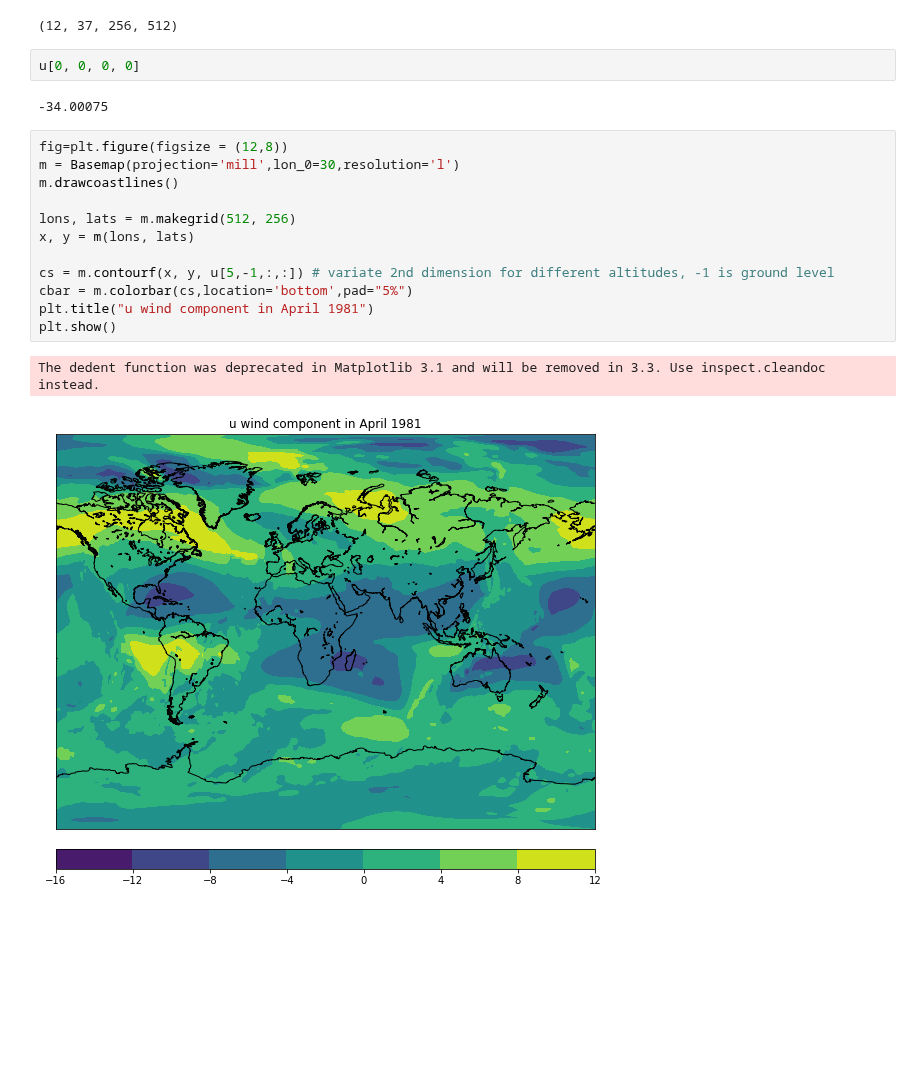
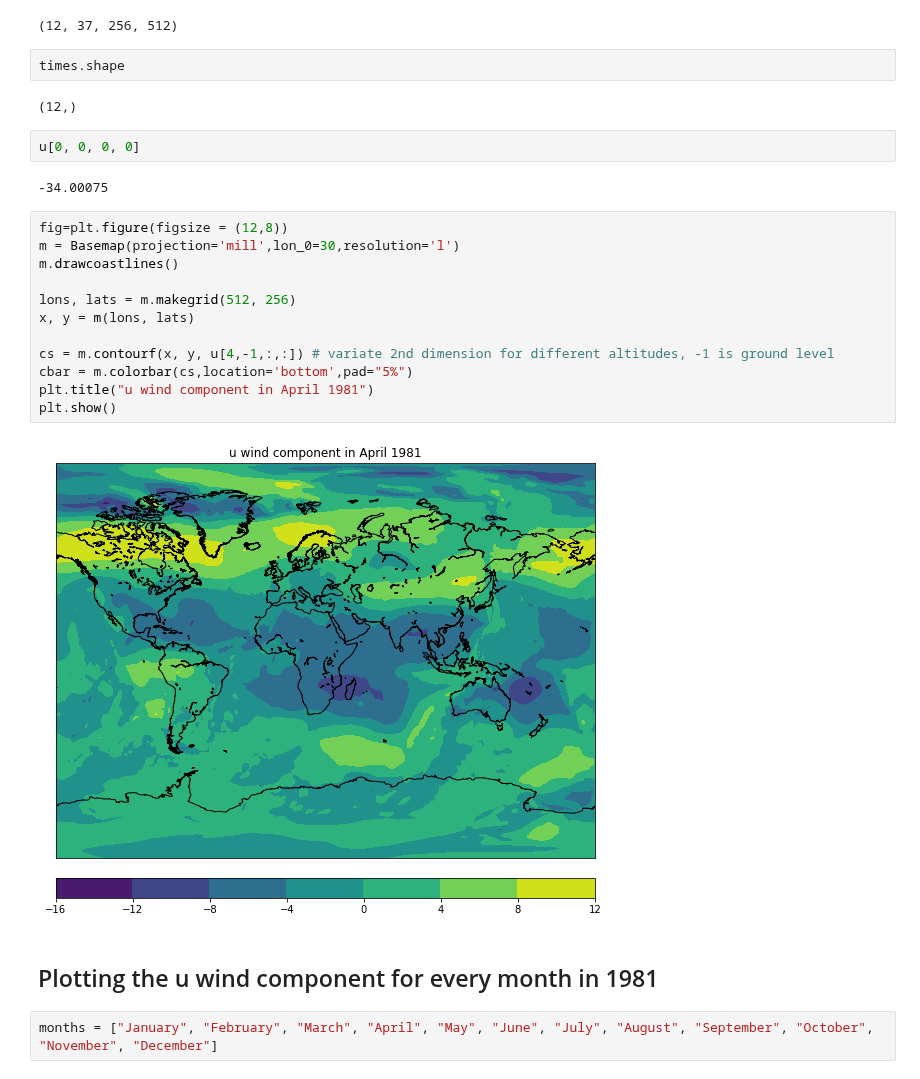
Before and after one commit to Climate-Data-Science/Climate-Similarity-Metrics, a Jupyter notebook: 0_vizualize.ipynb, the cells around one changed output. Drawn from its saved outputs; the diff is of its cells as text; blank space fills up the shorter version.

Commit message:
First testplot
Plotting u wind component for every month in 1981

```diff
--- a/0_vizualize.ipynb
+++ b/0_vizualize.ipynb
@@ -29,6 +30,10 @@ u = nc.variables["u"]
 u.shape
 # %% [output]
 (12, 37, 256, 512)
+# %%
+times.shape
+# %% [output]
+(12,)
 # %%
 u[0, 0, 0, 0]
 # %% [output]
@@ -36,15 +41,18 @@ u[0, 0, 0, 0]
 # %%
 fig=plt.figure(figsize = (12,8))
 m = Basemap(projection='mill',lon_0=30,resolution='l')
 m.drawcoastlines()
 
 lons, lats = m.makegrid(512, 256)
 x, y = m(lons, lats)
 
-cs = m.contourf(x, y, u[5,-1,:,:]) # variate 2nd dimension for different altitudes, -1 is ground level
+cs = m.contourf(x, y, u[4,-1,:,:]) # variate 2nd dimension for different altitudes, -1 is ground level
 cbar = m.colorbar(cs,location='bottom',pad="5%")
 plt.title("u wind component in April 1981")
 plt.show()
 # %% [output]
-The dedent function was deprecated in Matplotlib 3.1 and will be removed in 3.3. Use inspect.cleandoc instead.
-[figure, old version]
+[figure, new version]
+# %% [markdown]
+<h2>Plotting the u wind component for every month in 1981</h2>
+# %%
+months = ["January", "February", "March", "April", "May", "June", "July", "August", "September", "October", "November", "December"]
```
Also changed, not shown: parts of 2 cells of this notebook.
